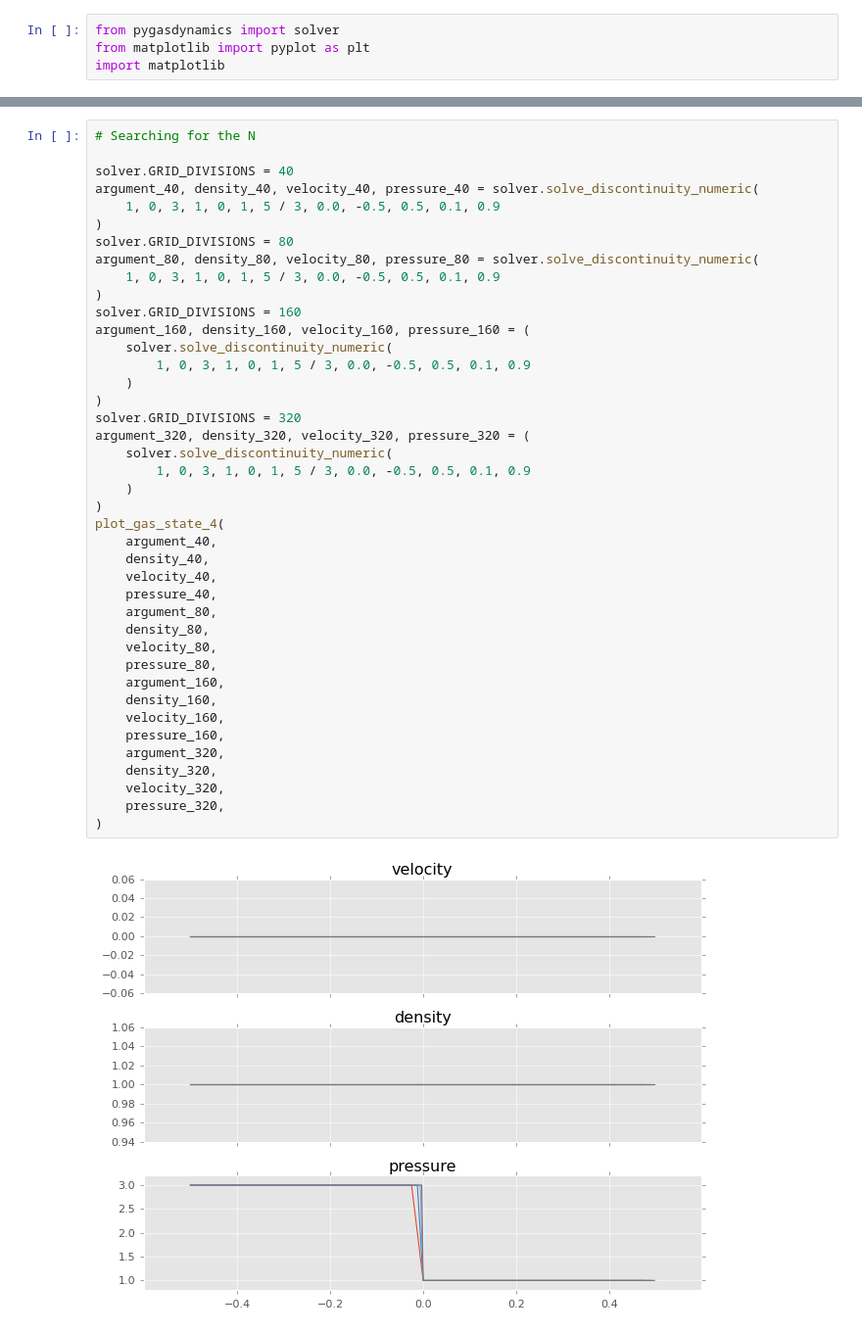
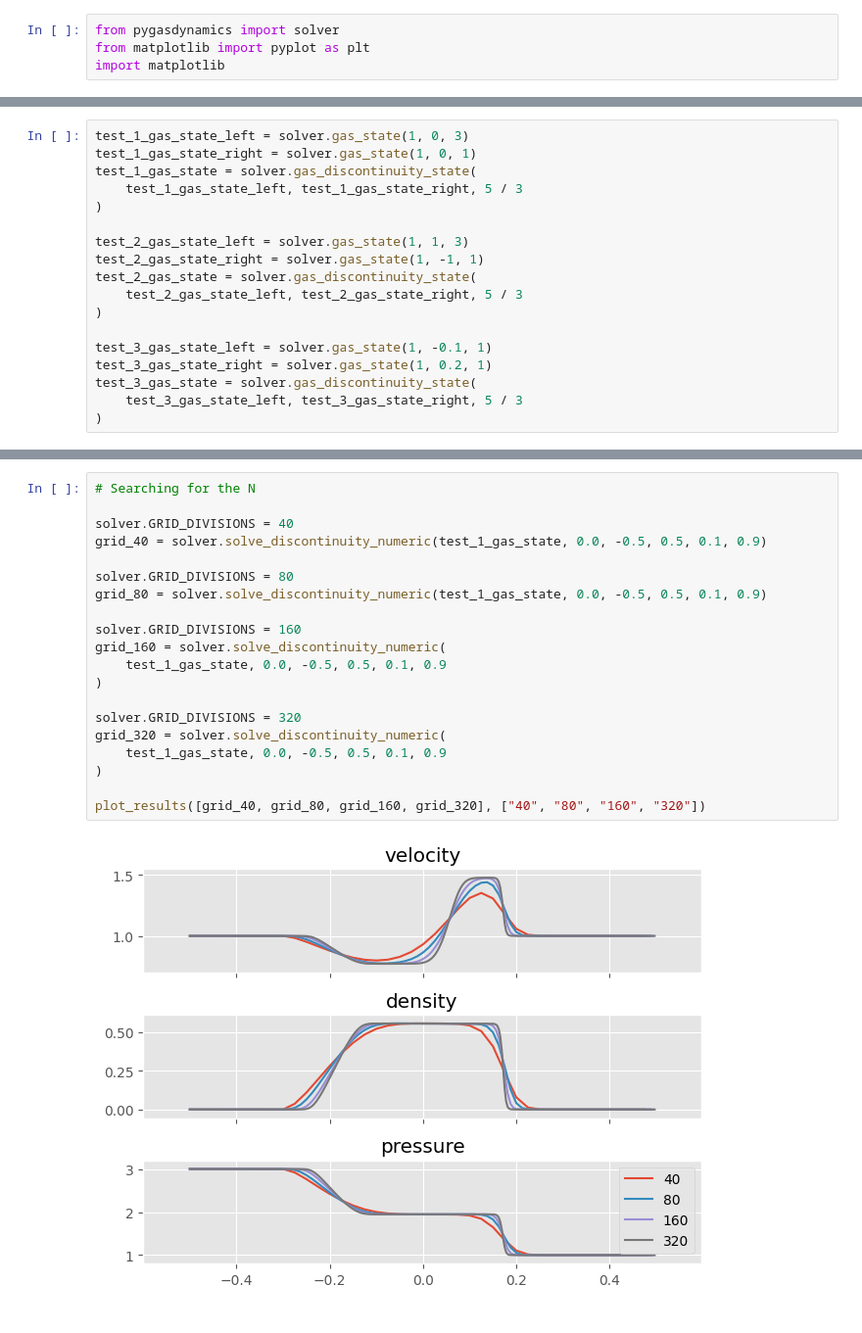
Before and after one commit to SeverinDenisenko/gas-dynamics-numerical-solver, a Jupyter notebook: test.ipynb, the cells around one changed output, grey strips where cells are left out. Shown at 98% size. Cells and saved outputs as stored; diff of their text form.

Commit message:
Complete tests and HLL integrator

```diff
--- a/test.ipynb
+++ b/test.ipynb
@@ -105,0 +5,18 @@ def plot_gas_state_3(
+# %%
+test_1_gas_state_left = solver.gas_state(1, 0, 3)
+test_1_gas_state_right = solver.gas_state(1, 0, 1)
+test_1_gas_state = solver.gas_discontinuity_state(
+    test_1_gas_state_left, test_1_gas_state_right, 5 / 3
+)
+
+test_2_gas_state_left = solver.gas_state(1, 1, 3)
+test_2_gas_state_right = solver.gas_state(1, -1, 1)
+test_2_gas_state = solver.gas_discontinuity_state(
+    test_2_gas_state_left, test_2_gas_state_right, 5 / 3
+)
+
+test_3_gas_state_left = solver.gas_state(1, -0.1, 1)
+test_3_gas_state_right = solver.gas_state(1, 0.2, 1)
+test_3_gas_state = solver.gas_discontinuity_state(
+    test_3_gas_state_left, test_3_gas_state_right, 5 / 3
+)
@@ -106,46 +45,25 @@ def plot_gas_state_3(
 # %%
 # Searching for the N
 
 solver.GRID_DIVISIONS = 40
-argument_40, density_40, velocity_40, pressure_40 = solver.solve_discontinuity_numeric(
-    1, 0, 3, 1, 0, 1, 5 / 3, 0.0, -0.5, 0.5, 0.1, 0.9
+grid_40 = solver.solve_discontinuity_numeric(test_1_gas_state, 0.0, -0.5, 0.5, 0.1, 0.9)
+
+solver.GRID_DIVISIONS = 80
+grid_80 = solver.solve_discontinuity_numeric(test_1_gas_state, 0.0, -0.5, 0.5, 0.1, 0.9)
+
+solver.GRID_DIVISIONS = 160
+grid_160 = solver.solve_discontinuity_numeric(
+    test_1_gas_state, 0.0, -0.5, 0.5, 0.1, 0.9
 )
-solver.GRID_DIVISIONS = 80
-argument_80, density_80, velocity_80, pressure_80 = solver.solve_discontinuity_numeric(
-    1, 0, 3, 1, 0, 1, 5 / 3, 0.0, -0.5, 0.5, 0.1, 0.9
+
+solver.GRID_DIVISIONS = 320
+grid_320 = solver.solve_discontinuity_numeric(
+    test_1_gas_state, 0.0, -0.5, 0.5, 0.1, 0.9
 )
-solver.GRID_DIVISIONS = 160
-argument_160, density_160, velocity_160, pressure_160 = (
-    solver.solve_discontinuity_numeric(
-        1, 0, 3, 1, 0, 1, 5 / 3, 0.0, -0.5, 0.5, 0.1, 0.9
-    )
-)
-solver.GRID_DIVISIONS = 320
-argument_320, density_320, velocity_320, pressure_320 = (
-    solver.solve_discontinuity_numeric(
-        1, 0, 3, 1, 0, 1, 5 / 3, 0.0, -0.5, 0.5, 0.1, 0.9
-    )
-)
-plot_gas_state_4(
-    argument_40,
-    density_40,
-    velocity_40,
-    pressure_40,
-    argument_80,
-    density_80,
-    velocity_80,
-    pressure_80,
-    argument_160,
-    density_160,
-    velocity_160,
-    pressure_160,
-    argument_320,
-    density_320,
-    velocity_320,
-    pressure_320,
-)
+
+plot_results([grid_40, grid_80, grid_160, grid_320], ["40", "80", "160", "320"])
 # %% [output]
-[figure, old version]
+[figure, new version]
 # %%
 # Searching for the C
 
```
Also changed, not shown: parts of 7 cells of this notebook, 4 other files.
